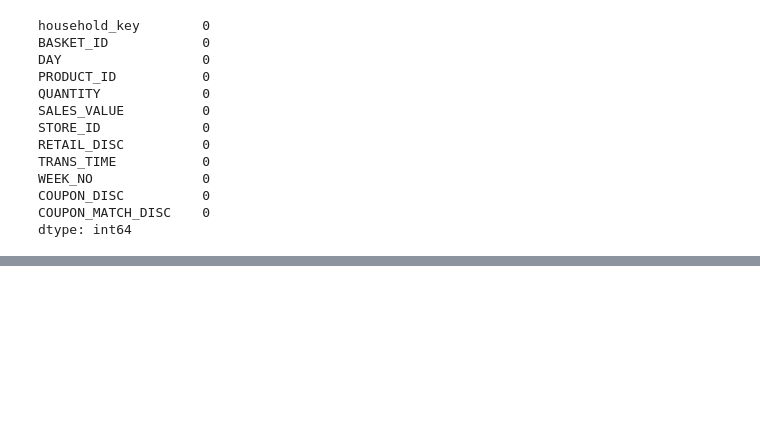
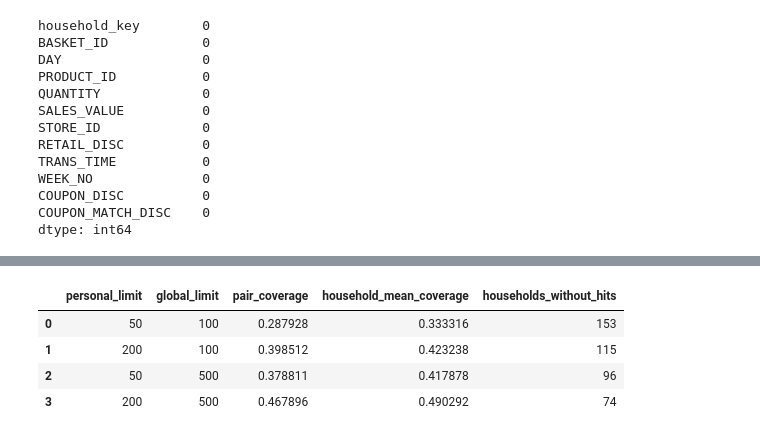
Before and after one commit to AlexIK3404/T-Lab_RecSys_Testwork, a Jupyter notebook: Untitled.ipynb, the cells around one changed output, grey strips where cells are left out. Cells and saved outputs as stored; diff of their text form; code cells hidden in the pictures; blank space fills up the shorter version.

```diff
--- a/Untitled.ipynb
+++ b/Untitled.ipynb
@@ -247,0 +453,76 @@ dtype: int64
+# %%
+# Рейтинг личных товаров — по уже рассчитанной прошлой истории.
+personal_ranked = (
+    personal_counts
+    .sort_values(
+        ["household_key", "n_baskets", "PRODUCT_ID"],
+        ascending=[True, False, True],
+    )
+    .copy()
+)
+personal_ranked["personal_rank"] = (
+    personal_ranked.groupby("household_key").cumcount() + 1
+)
+
+# Полный рейтинг популярных товаров за прошлые 28 дней.
+global_ranked = (
+    history.loc[history["DAY"].ge(t - 28)]
+    .groupby("PRODUCT_ID")["BASKET_ID"]
+    .nunique()
+    .rename("n_baskets")
+    .reset_index()
+    .sort_values(
+        ["n_baskets", "PRODUCT_ID"],
+        ascending=[False, True],
+    )
+    .reset_index(drop=True)
+)
+global_ranked["global_rank"] = global_ranked.index + 1
+
+probe = (
+    positives
+    .merge(
+        personal_ranked[
+            ["household_key", "PRODUCT_ID", "personal_rank"]
+        ],
+        on=["household_key", "PRODUCT_ID"],
+        how="left",
+        validate="one_to_one",
+    )
+    .merge(
+        global_ranked[["PRODUCT_ID", "global_rank"]],
+        on="PRODUCT_ID",
+        how="left",
+        validate="many_to_one",
+    )
+)
+
+results = []
+
+for personal_limit, global_limit in [
+    (50, 100),
+    (200, 100),
+    (50, 500),
+    (200, 500),
+]:
+    covered = (
+        probe["personal_rank"].le(personal_limit)
+        | probe["global_rank"].le(global_limit)
+    )
+    coverage_by_household = covered.groupby(probe["household_key"])
+
+    results.append({
+        "personal_limit": personal_limit,
+        "global_limit": global_limit,
+        "pair_coverage": covered.mean(),
+        "household_mean_coverage": coverage_by_household.mean().mean(),
+        "households_without_hits": (~coverage_by_household.any()).sum(),
+    })
+
+display(pd.DataFrame(results))
+# %% [output]
+|  | personal_limit | global_limit | pair_coverage | household_mean_coverage | households_without_hits |
+| 0 | 50 | 100 | 0.287928 | 0.333316 | 153 |
+| 1 | 200 | 100 | 0.398512 | 0.423238 | 115 |
+| 2 | 50 | 500 | 0.378811 | 0.417878 | 96 |
+| 3 | 200 | 500 | 0.467896 | 0.490292 | 74 |
```
Also changed, not shown: parts of 15 cells of this notebook.
